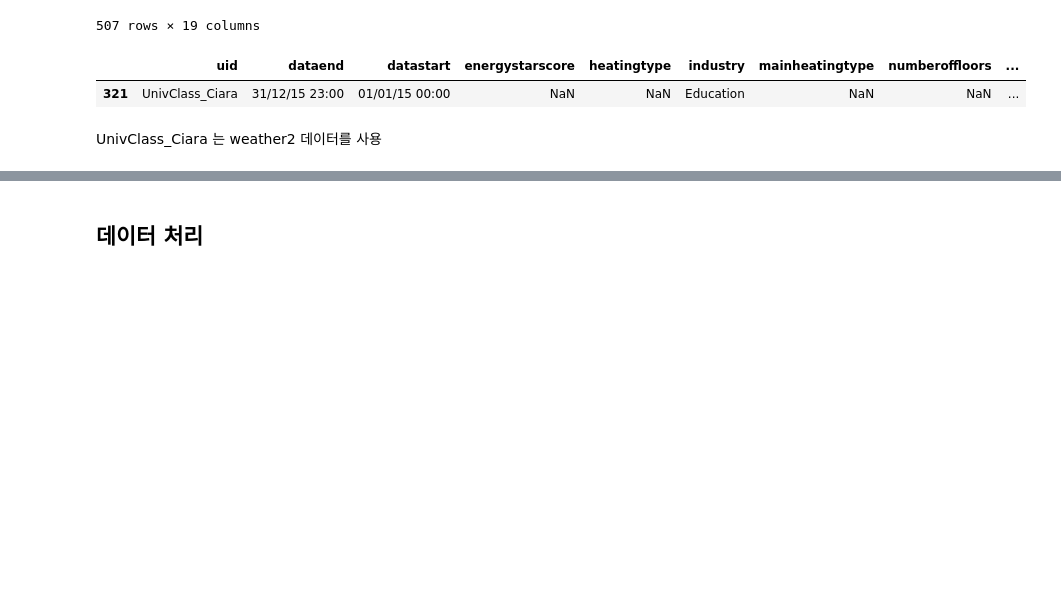
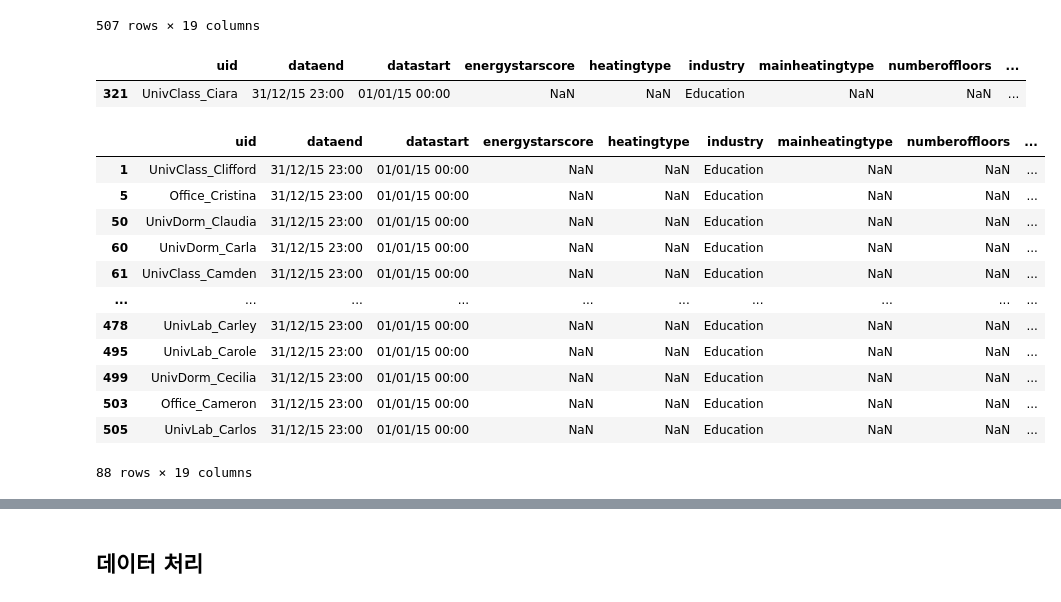
Before and after one commit to robert-min/study, a Jupyter notebook: hanyang_ml/question4/question4.ipynb, the cells around one changed output, grey strips where cells are left out. Drawn from its saved outputs; the diff is of its cells as text; code cells hidden in the pictures; blank space fills up the shorter version.

```diff
--- a/hanyang_ml/question4/question4.ipynb
+++ b/hanyang_ml/question4/question4.ipynb
@@ -42,5 +44,19 @@ meta[meta["uid"] == "UnivClass_Ciara"]
 # %% [output]
 |  | uid | dataend | datastart | energystarscore | heatingtype | industry | mainheatingtype | numberoffloors | ... |
 | 321 | UnivClass_Ciara | 31/12/15 23:00 | 01/01/15 00:00 | NaN | NaN | Education | NaN | NaN | ... |
-# %% [markdown]
-UnivClass_Ciara 는 weather2 데이터를 사용
+# %%
+meta[meta["newweatherfilename"] == "weather2.csv"]
+# %% [output]
+|  | uid | dataend | datastart | energystarscore | heatingtype | industry | mainheatingtype | numberoffloors | ... |
+| 1 | UnivClass_Clifford | 31/12/15 23:00 | 01/01/15 00:00 | NaN | NaN | Education | NaN | NaN | ... |
+| 5 | Office_Cristina | 31/12/15 23:00 | 01/01/15 00:00 | NaN | NaN | Education | NaN | NaN | ... |
+| 50 | UnivDorm_Claudia | 31/12/15 23:00 | 01/01/15 00:00 | NaN | NaN | Education | NaN | NaN | ... |
+| 60 | UnivDorm_Carla | 31/12/15 23:00 | 01/01/15 00:00 | NaN | NaN | Education | NaN | NaN | ... |
+| 61 | UnivClass_Camden | 31/12/15 23:00 | 01/01/15 00:00 | NaN | NaN | Education | NaN | NaN | ... |
+| ... | ... | ... | ... | ... | ... | ... | ... | ... | ... |
+| 478 | UnivLab_Carley | 31/12/15 23:00 | 01/01/15 00:00 | NaN | NaN | Education | NaN | NaN | ... |
+| 495 | UnivLab_Carole | 31/12/15 23:00 | 01/01/15 00:00 | NaN | NaN | Education | NaN | NaN | ... |
+| 499 | UnivDorm_Cecilia | 31/12/15 23:00 | 01/01/15 00:00 | NaN | NaN | Education | NaN | NaN | ... |
+| 503 | Office_Cameron | 31/12/15 23:00 | 01/01/15 00:00 | NaN | NaN | Education | NaN | NaN | ... |
+| 505 | UnivLab_Carlos | 31/12/15 23:00 | 01/01/15 00:00 | NaN | NaN | Education | NaN | NaN | ... |
+88 rows × 19 columns
```
Also changed, not shown: parts of 39 cells of this notebook, 1 other file.
